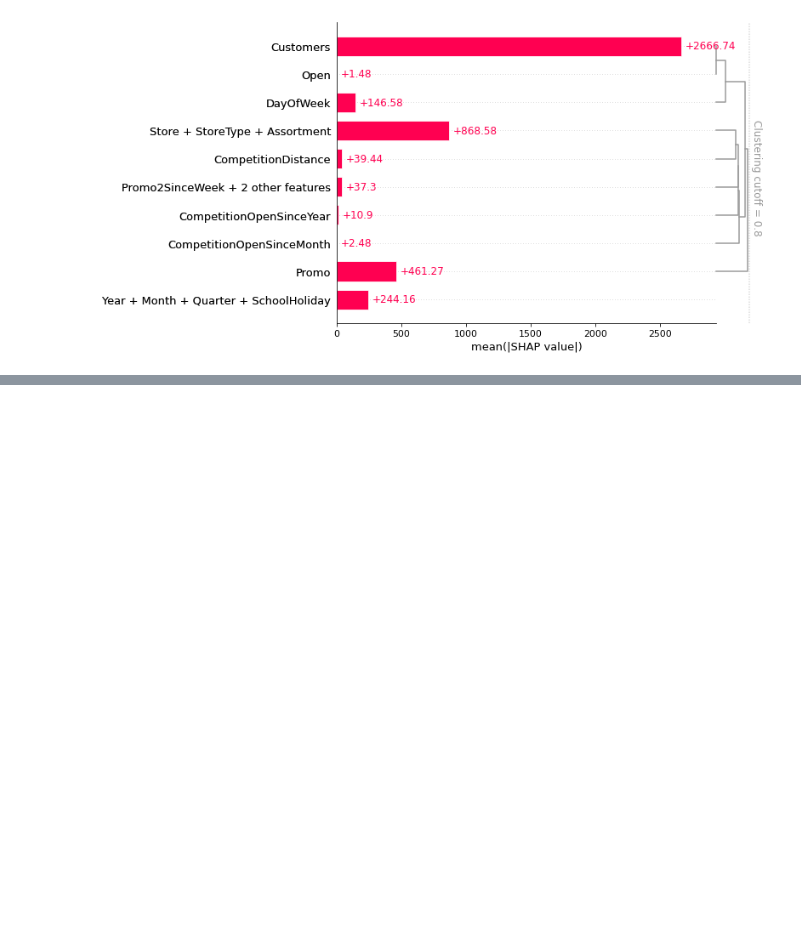
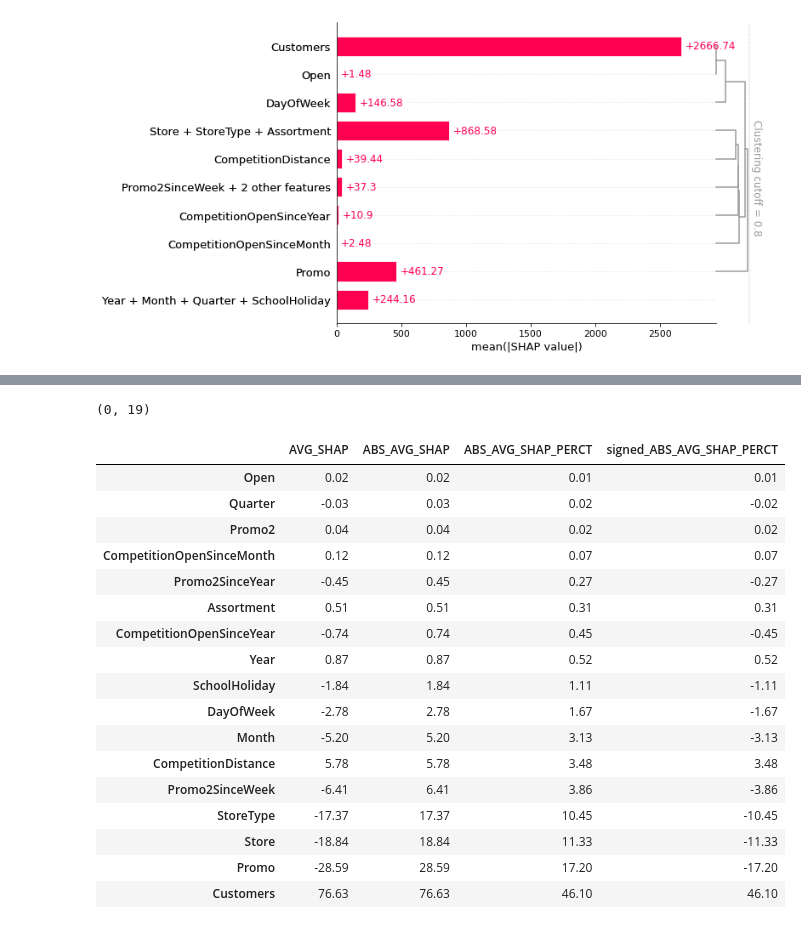
Before and after one commit to hanhanwu/Hanhan_Data_Science_Practice, a Jupyter notebook: Better4Industry/shap_advance/shap_insights.ipynb, the cells around one changed output, grey strips where cells are left out. Drawn from its saved outputs; the diff is of its cells as text; code cells hidden in the pictures; blank space fills up the shorter version.

```diff
--- a/Better4Industry/shap_advance/shap_agg_insights.ipynb
+++ b/Better4Industry/shap_advance/shap_insights.ipynb
@@ -162,0 +179,32 @@ shap.plots.bar(exp, clustering=clustering, clustering_cutoff=0.8)
+# %%
+# double check to see whether there's different forecasted value and shap_sum
+test_df = shap_df[round(shap_df['SHAP_SUM'], 6) != round(shap_df['FORECAST'], 6)]
+print(test_df.shape)
+# %% [output]
+(0, 19)
+# %%
+avg_sum_shap_df = pd.DataFrame(round(shap_df[X_test.columns].sum(axis=0)/shap_df.shape[0], 2)).rename(index=str, columns={0: 'AVG_SHAP'})
+avg_sum_shap_df['ABS_AVG_SHAP'] = abs(avg_sum_shap_df['AVG_SHAP'])
+avg_sum_shap_df = avg_sum_shap_df.sort_values(by='ABS_AVG_SHAP')
+avg_sum_shap_df['ABS_AVG_SHAP_PERCT'] = round(avg_sum_shap_df['ABS_AVG_SHAP'] *100/sum(avg_sum_shap_df['ABS_AVG_SHAP']), 2)
+avg_sum_shap_df['signed_ABS_AVG_SHAP_PERCT'] = round(avg_sum_shap_df['ABS_AVG_SHAP'] *100/sum(avg_sum_shap_df['ABS_AVG_SHAP']), 2) * np.sign(avg_sum_shap_df['AVG_SHAP'])
+avg_sum_shap_df
+# %% [output]
+|  | AVG_SHAP | ABS_AVG_SHAP | ABS_AVG_SHAP_PERCT | signed_ABS_AVG_SHAP_PERCT |
+| Open | 0.02 | 0.02 | 0.01 | 0.01 |
+| Quarter | -0.03 | 0.03 | 0.02 | -0.02 |
+| Promo2 | 0.04 | 0.04 | 0.02 | 0.02 |
+| CompetitionOpenSinceMonth | 0.12 | 0.12 | 0.07 | 0.07 |
+| Promo2SinceYear | -0.45 | 0.45 | 0.27 | -0.27 |
+| Assortment | 0.51 | 0.51 | 0.31 | 0.31 |
+| CompetitionOpenSinceYear | -0.74 | 0.74 | 0.45 | -0.45 |
+| Year | 0.87 | 0.87 | 0.52 | 0.52 |
+| SchoolHoliday | -1.84 | 1.84 | 1.11 | -1.11 |
+| DayOfWeek | -2.78 | 2.78 | 1.67 | -1.67 |
+| Month | -5.20 | 5.20 | 3.13 | -3.13 |
+| CompetitionDistance | 5.78 | 5.78 | 3.48 | 3.48 |
+| Promo2SinceWeek | -6.41 | 6.41 | 3.86 | -3.86 |
+| StoreType | -17.37 | 17.37 | 10.45 | -10.45 |
+| Store | -18.84 | 18.84 | 11.33 | -11.33 |
+| Promo | -28.59 | 28.59 | 17.20 | -17.20 |
+| Customers | 76.63 | 76.63 | 46.10 | 46.10 |
```
Also changed, not shown: parts of 7 cells of this notebook.
